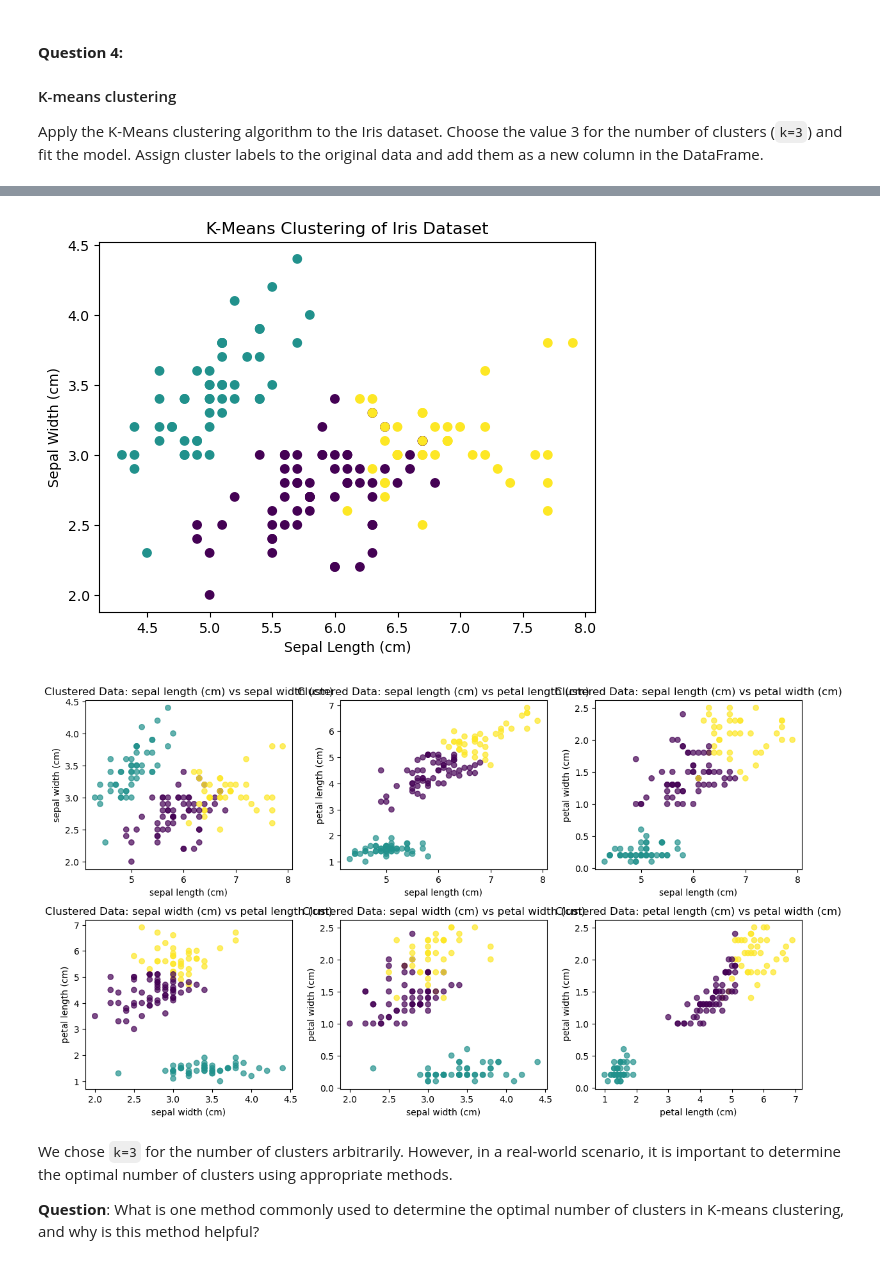
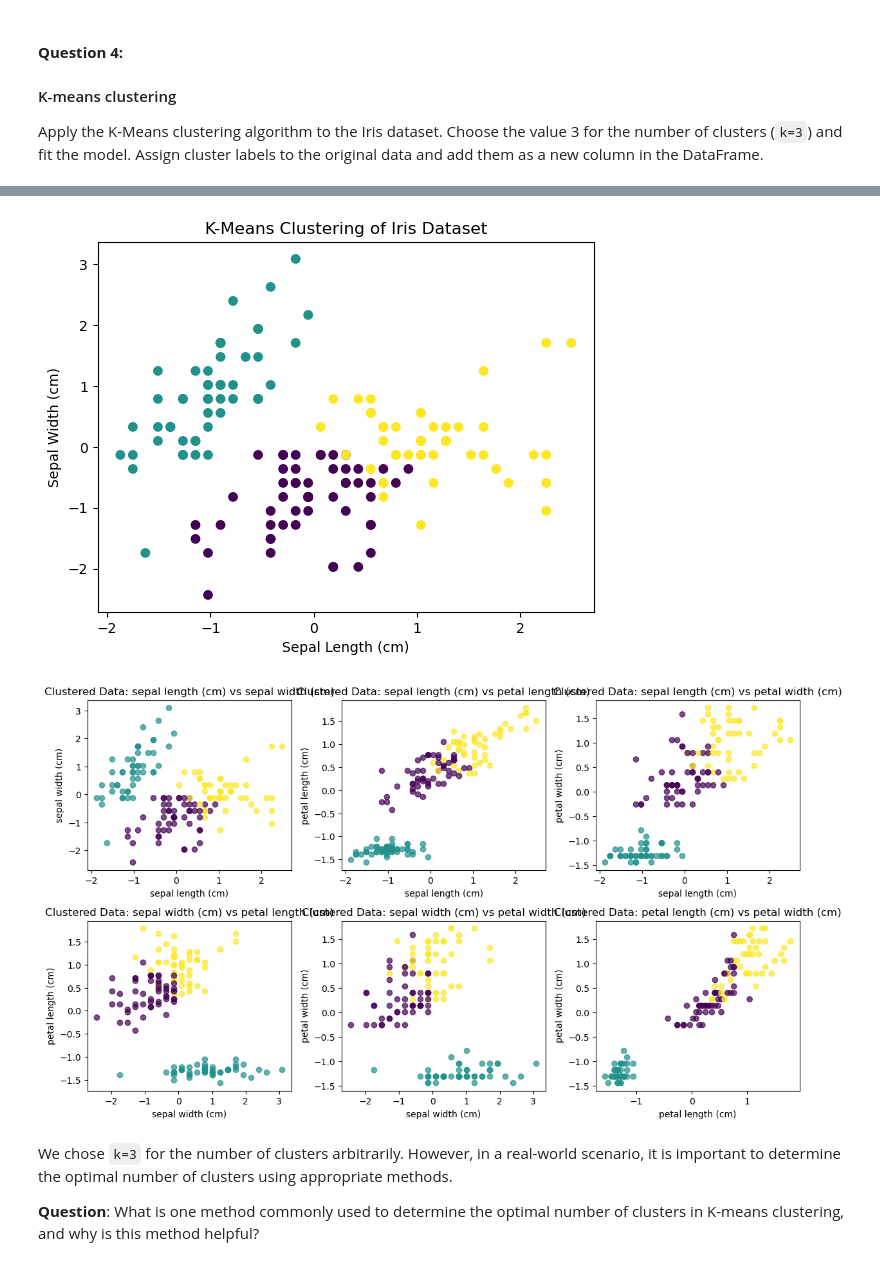
Before and after one commit to exp31/LCR, a Jupyter notebook: 02_activities/assignments/assignment_3.ipynb, the cells around one changed output, grey strips where cells are left out. Saved outputs shown, nothing was run; the diff lists cells and outputs as text; code cells hidden in the pictures.

```diff
--- a/02_activities/assignments/assignment_3.ipynb
+++ b/02_activities/assignments/assignment_3.ipynb
@@ -156,8 +156,8 @@ Apply the K-Means clustering algorithm to the Iris dataset. Choose the value 3 f
 # Your answer...
 
 kmeans = KMeans(n_clusters=3, random_state=0)
-clusters = kmeans.fit(iris_df)
-clustered_iris_data = iris_df.copy()
+clusters = kmeans.fit(scaled_iris_df)
+clustered_iris_data = scaled_iris_df.copy()
 clustered_iris_data['Cluster'] = clusters.labels_
 print(clustered_iris_data)
 
@@ -186,10 +186,10 @@ plot_feature_pairs(clustered_iris_data, feature_names, color_labels=clustered_ir
 ... (11 lines left out)
 148        2
 149        0
 
 [150 rows x 5 columns]
-[figure, old version]
+[figure, new version]
-[figure, old version]
+[figure, new version]
 # %% [markdown]
 We chose `k=3` for the number of clusters arbitrarily. However, in a real-world scenario, it is important to determine the optimal number of clusters using appropriate methods.
 
```
Also changed, not shown: parts of 2 cells of this notebook, 2 other files.
